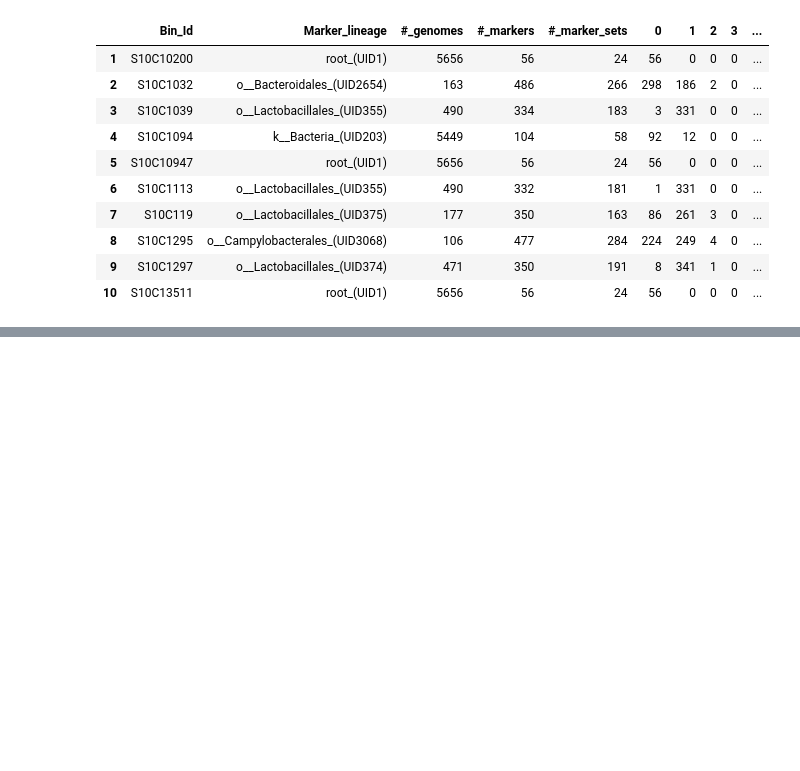
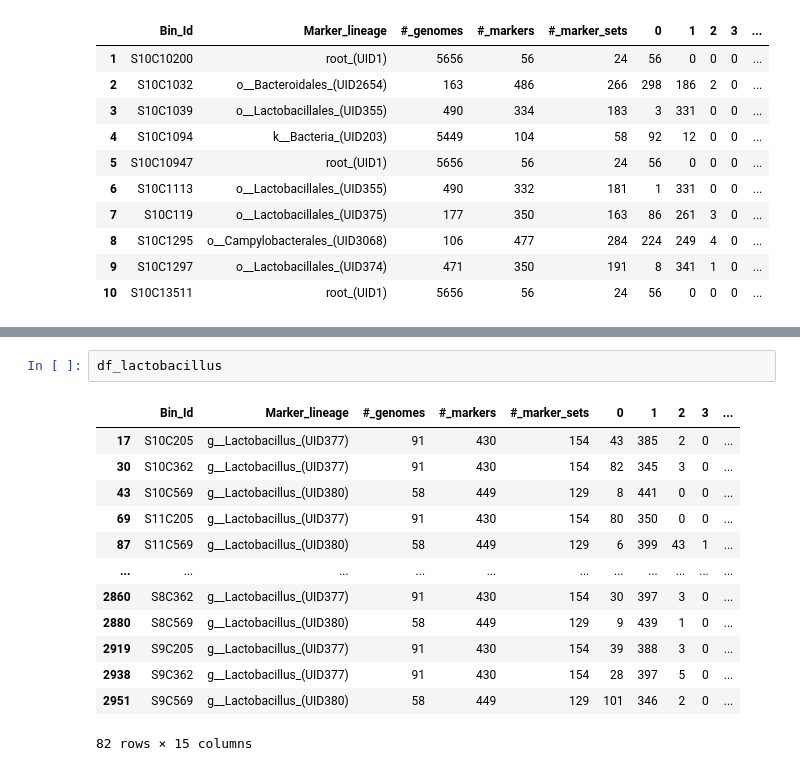
Before and after one commit to m3j/thesis_code, a Jupyter notebook: CheckM_plot.ipynb, the cells around one changed output, grey strips where cells are left out. Cells and saved outputs as stored; diff of their text form; blank space fills up the shorter version.

```diff
--- a/CheckM_plot.ipynb
+++ b/CheckM_plot.ipynb
@@ -175,0 +239,16 @@ plt.show()
+# %%
+df_lactobacillus
+# %% [output]
+|  | Bin_Id | Marker_lineage | #_genomes | #_markers | #_marker_sets | 0 | 1 | 2 | 3 | ... |
+| 17 | S10C205 | g__Lactobacillus_(UID377) | 91 | 430 | 154 | 43 | 385 | 2 | 0 | ... |
+| 30 | S10C362 | g__Lactobacillus_(UID377) | 91 | 430 | 154 | 82 | 345 | 3 | 0 | ... |
+| 43 | S10C569 | g__Lactobacillus_(UID380) | 58 | 449 | 129 | 8 | 441 | 0 | 0 | ... |
+| 69 | S11C205 | g__Lactobacillus_(UID377) | 91 | 430 | 154 | 80 | 350 | 0 | 0 | ... |
+| 87 | S11C569 | g__Lactobacillus_(UID380) | 58 | 449 | 129 | 6 | 399 | 43 | 1 | ... |
+| ... | ... | ... | ... | ... | ... | ... | ... | ... | ... | ... |
+| 2860 | S8C362 | g__Lactobacillus_(UID377) | 91 | 430 | 154 | 30 | 397 | 3 | 0 | ... |
+| 2880 | S8C569 | g__Lactobacillus_(UID380) | 58 | 449 | 129 | 9 | 439 | 1 | 0 | ... |
+| 2919 | S9C205 | g__Lactobacillus_(UID377) | 91 | 430 | 154 | 39 | 388 | 3 | 0 | ... |
+| 2938 | S9C362 | g__Lactobacillus_(UID377) | 91 | 430 | 154 | 28 | 397 | 5 | 0 | ... |
+| 2951 | S9C569 | g__Lactobacillus_(UID380) | 58 | 449 | 129 | 101 | 346 | 2 | 0 | ... |
+82 rows × 15 columns
```
Also changed, not shown: parts of 17 cells of this notebook, 3 other files.
